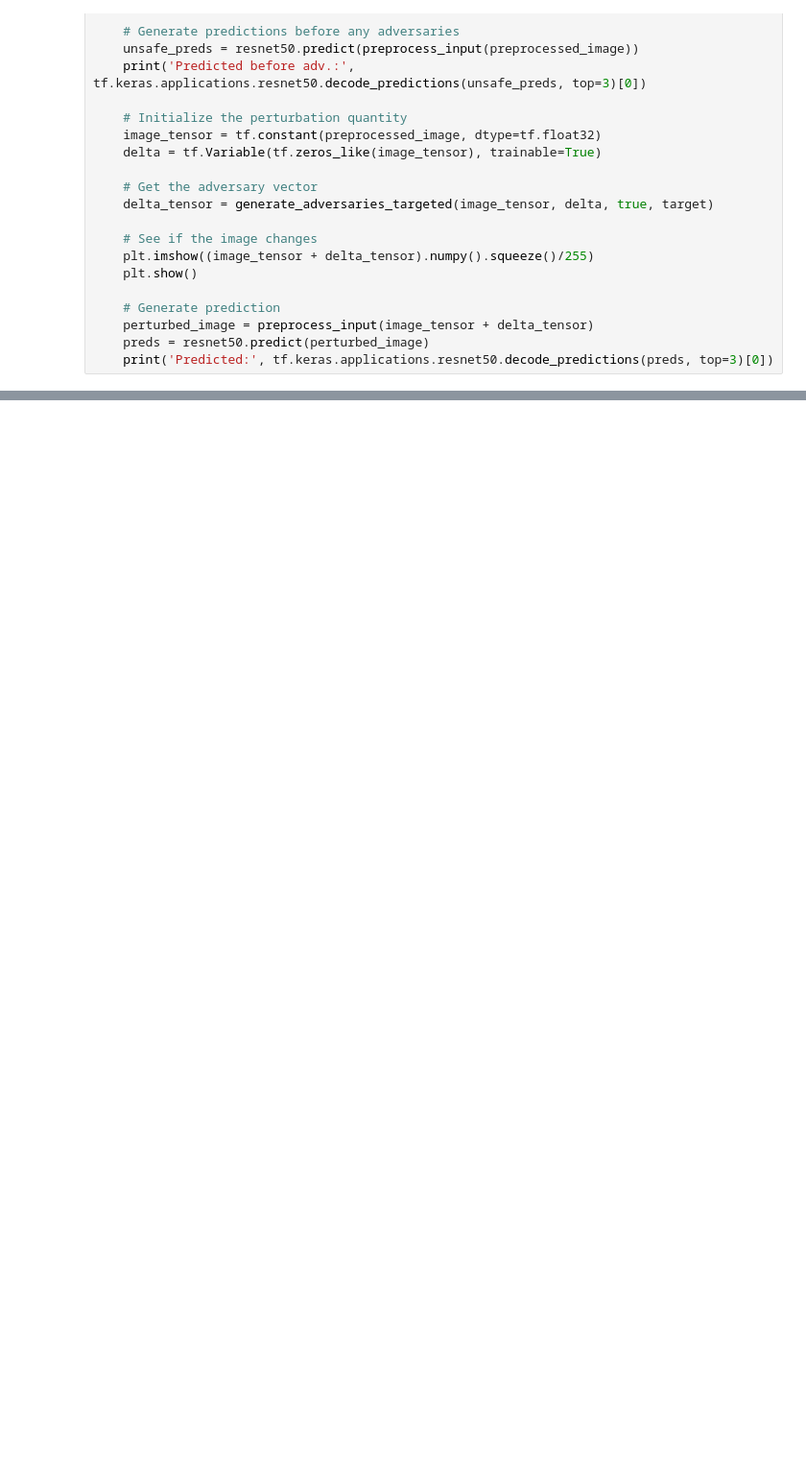
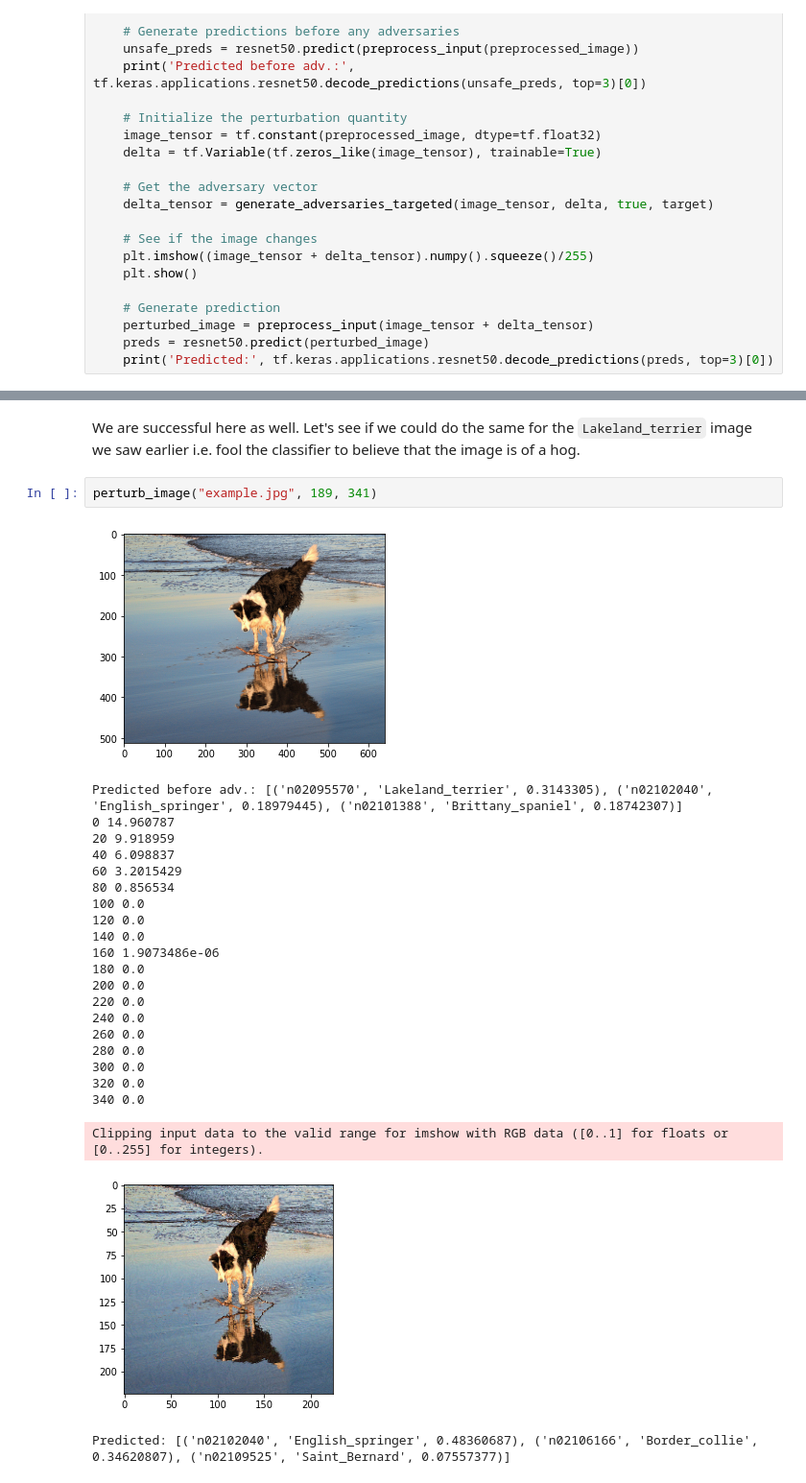
Before and after one commit to sayakpaul/Adversarial-Examples-in-Deep-Learning, a Jupyter notebook: Image_Adversaries_Basics.ipynb, the cells around one changed output, grey strips where cells are left out. Shown at 96% size. Drawn from its saved outputs; the diff is of its cells as text; blank space fills up the shorter version.

```diff
--- a/Image_Adversaries_Basics.ipynb
+++ b/Image_Adversaries_Basics.ipynb
@@ -399,0 +336,28 @@ Predicted: [('n02395406', 'hog', 0.9470334), ('n02110341', 'dalmatian', 0.012297
+# %% [markdown]
+We are successful here as well. Let's see if we could do the same for the `Lakeland_terrier` image we saw earlier i.e. fool the classifier to believe that the image is of a hog.
+# %%
+perturb_image("example.jpg", 189, 341)
+# %% [output]
+[figure, added]
+Predicted before adv.: [('n02095570', 'Lakeland_terrier', 0.3143305), ('n02102040', 'English_springer', 0.18979445), ('n02101388', 'Brittany_spaniel', 0.18742307)]
+0 14.960787
+20 9.918959
+40 6.098837
+60 3.2015429
+80 0.856534
+100 0.0
+120 0.0
+140 0.0
+160 1.9073486e-06
+180 0.0
+200 0.0
+220 0.0
+240 0.0
+260 0.0
+280 0.0
+300 0.0
+320 0.0
+340 0.0
+Clipping input data to the valid range for imshow with RGB data ([0..1] for floats or [0..255] for integers).
+[figure, added]
+Predicted: [('n02102040', 'English_springer', 0.48360687), ('n02106166', 'Border_collie', 0.34620807), ('n02109525', 'Saint_Bernard', 0.07557377)]
```
Also changed, not shown: parts of 31 cells of this notebook.
